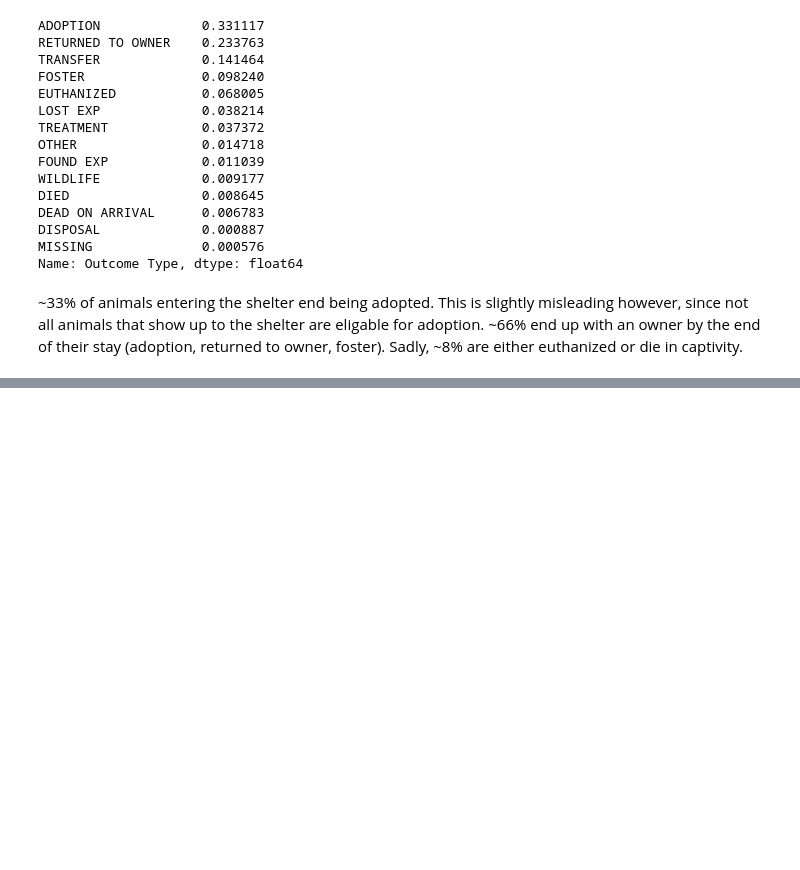
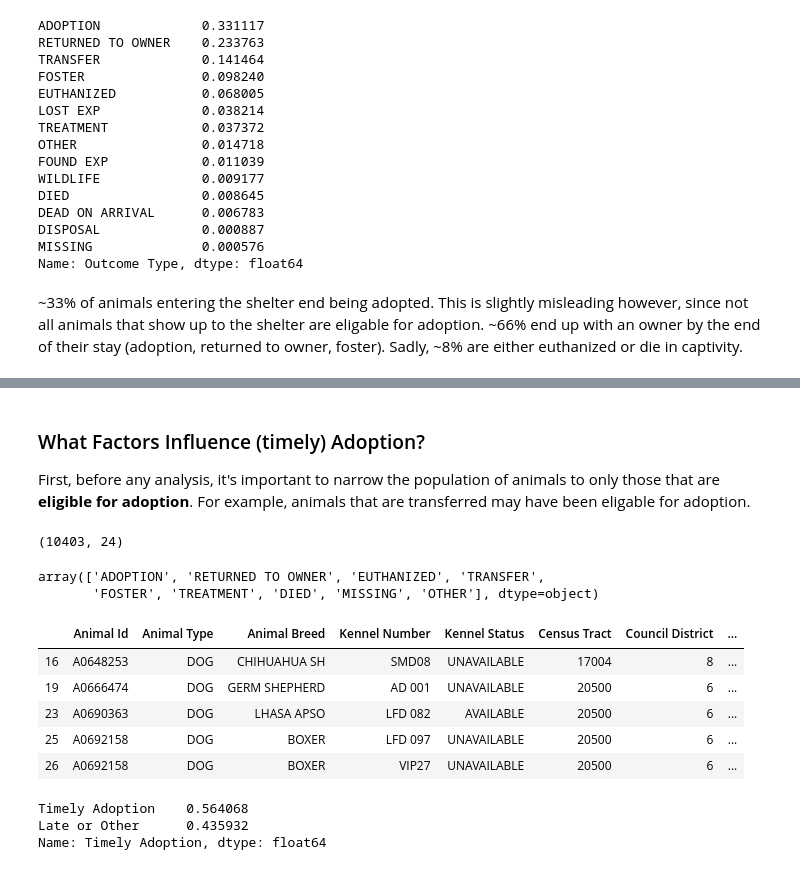
Before and after one commit to jfleury12/animal_shelter_EDA, a Jupyter notebook: notebooks/animal_shelter_eda_fleury.ipynb, the cells around one changed output, grey strips where cells are left out. Cells and saved outputs as stored; diff of their text form; code cells hidden in the pictures; blank space fills up the shorter version.

```diff
--- a/notebooks/animal_shelter_eda_fleury.ipynb
+++ b/notebooks/animal_shelter_eda_fleury.ipynb
@@ -616,0 +632,17 @@ Name: Outcome Type, dtype: float64
+# %% [markdown]
+### What Factors Influence (timely) Adoption?
+First, before any analysis, it's important to narrow the population of animals to only those that are **eligible for adoption**. For example, animals that are transferred may have been eligable for adoption.
+# %%
+# take out from outcome type: returned to owner, died, dead on arrival, disposal, found exp, lost exp, other, treatment, wildlife
+# take out from intake subtype: web, treatment
+# take out from intake type: wildlife, treatment, keepsafe (has some adoption cases), dispos req
+# remove from hold request: rescu only
+df_a = df.loc[(df['Hold Request']=='ADOPTION') | (df['Hold Request']=='ADOP RESCU') | (df['Outcome Type']=='ADOPTION')]
+df_a.shape
+# %% [output]
+(10403, 24)
+# %%
+df_a['Outcome Type'].unique()
+# %% [output]
+array(['ADOPTION', 'RETURNED TO OWNER', 'EUTHANIZED', 'TRANSFER',
+       'FOSTER', 'TREATMENT', 'DIED', 'MISSING', 'OTHER'], dtype=object)
@@ -616,0 +658,15 @@ Name: Outcome Type, dtype: float64
+# %%
+df_a.head()
+# %% [output]
+|  | Animal Id | Animal Type | Animal Breed | Kennel Number | Kennel Status | Census Tract | Council District | ... |
+| 16 | A0648253 | DOG | CHIHUAHUA SH | SMD08 | UNAVAILABLE | 17004 | 8 | ... |
+| 19 | A0666474 | DOG | GERM SHEPHERD | AD 001 | UNAVAILABLE | 20500 | 6 | ... |
+| 23 | A0690363 | DOG | LHASA APSO | LFD 082 | AVAILABLE | 20500 | 6 | ... |
+| 25 | A0692158 | DOG | BOXER | LFD 097 | UNAVAILABLE | 20500 | 6 | ... |
+| 26 | A0692158 | DOG | BOXER | VIP27 | UNAVAILABLE | 20500 | 6 | ... |
+# %%
+df_a['Timely Adoption'].value_counts(normalize=True)
+# %% [output]
+Timely Adoption    0.564068
+Late or Other      0.435932
+Name: Timely Adoption, dtype: float64
```
Also changed, not shown: parts of 24 cells of this notebook.
